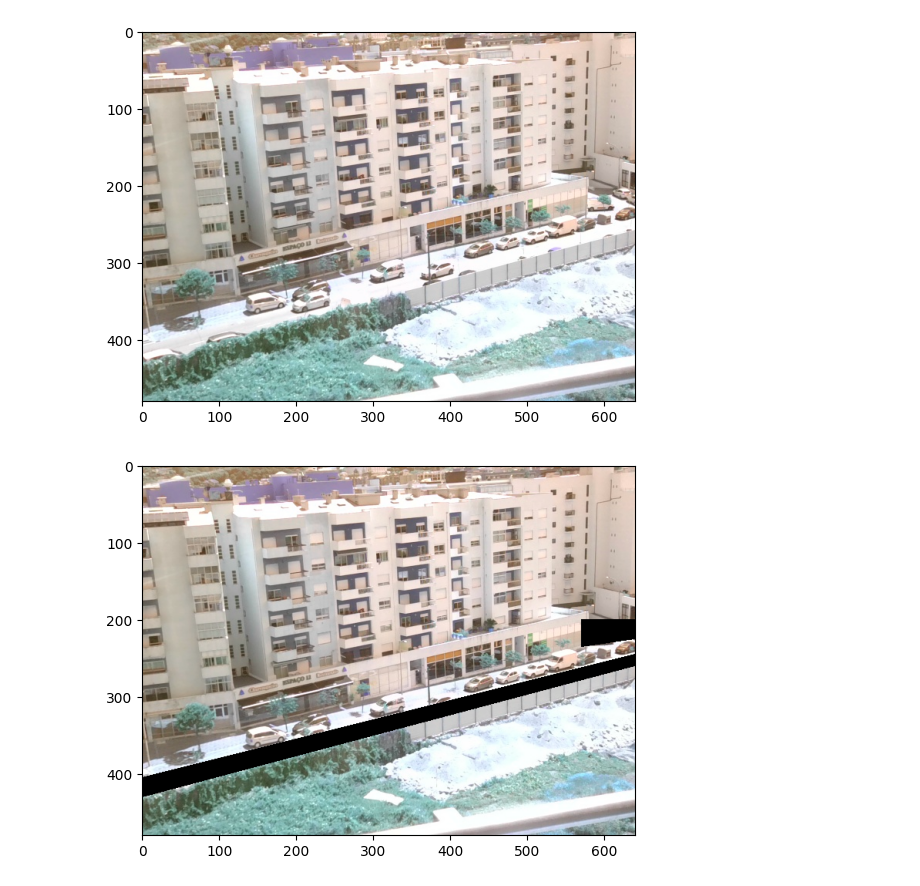
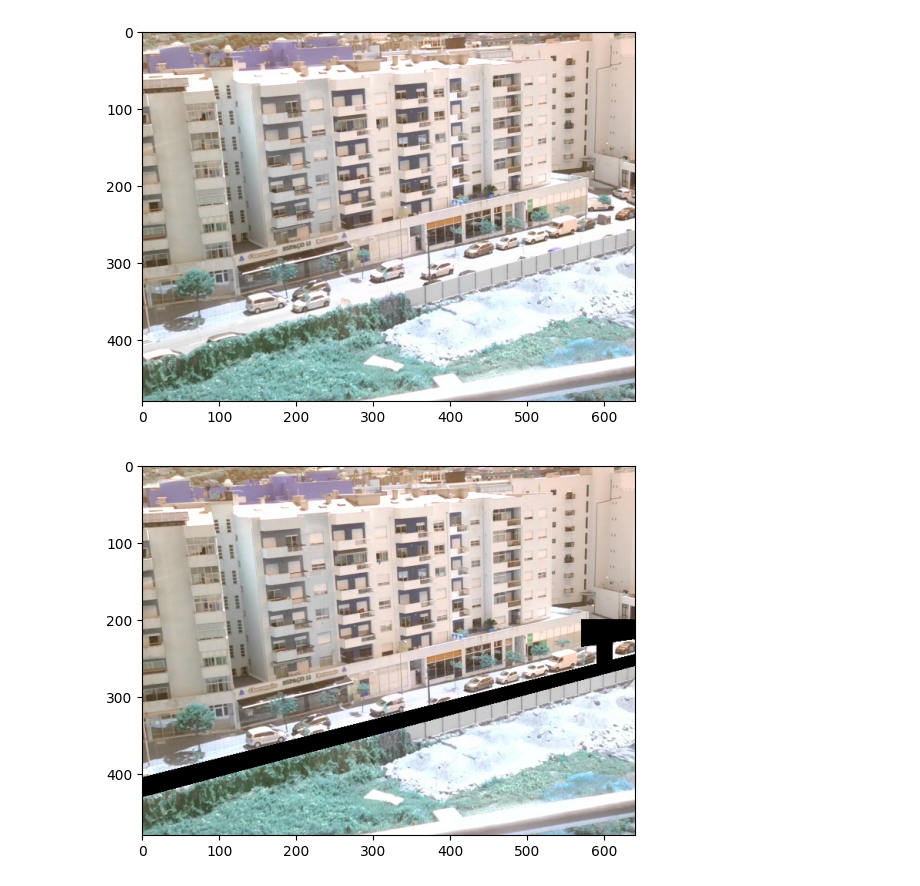
Before and after one commit to Hugand/sa-tp, a Jupyter notebook: car_recon/preprocess_v2.ipynb, the cells around one changed output. Cells and saved outputs as stored; diff of their text form; code cells hidden in the pictures.

```diff
--- a/car_recon/preprocess_v2.ipynb
+++ b/car_recon/preprocess_v2.ipynb
@@ -14,12 +14,13 @@ plt.show()
 # %%
 mask = np.ones(img.shape[:2], dtype="uint8")
 cv2.fillPoly(mask, pts=[np.array([[0, 405], [640, 245], [640, 260], [0, 430]])], color=(0, 0, 0))
 cv2.fillPoly(mask, pts=[np.array([[570, 200], [640, 200], [640, 225], [570, 235]])], color=(0, 0, 0))
+cv2.fillPoly(mask, pts=[np.array([[590, 230], [610, 230], [610, 260], [590, 260]])], color=(0, 0, 0))
 cv2.imshow("Rectangular Mask", mask)
 # apply our mask -- notice how only the person in the image is
 # cropped out
 masked = cv2.bitwise_and(img, img, mask=mask)
 imgplot = plt.imshow(masked)
 plt.show()
 # %% [output]
-[figure, old version]
+[figure, new version]
```
Also changed, not shown: parts of 6 cells of this notebook, 11 other files.
